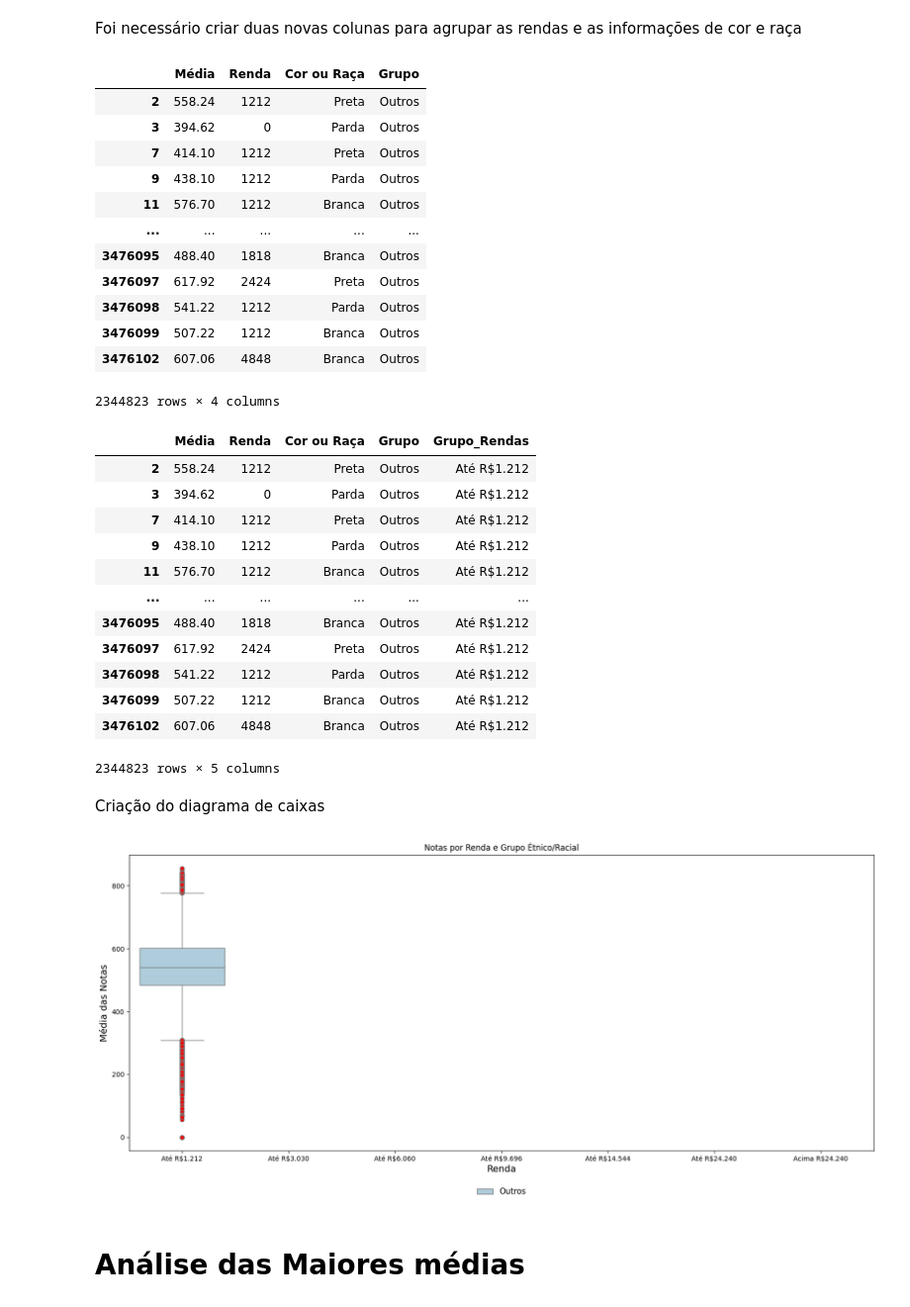
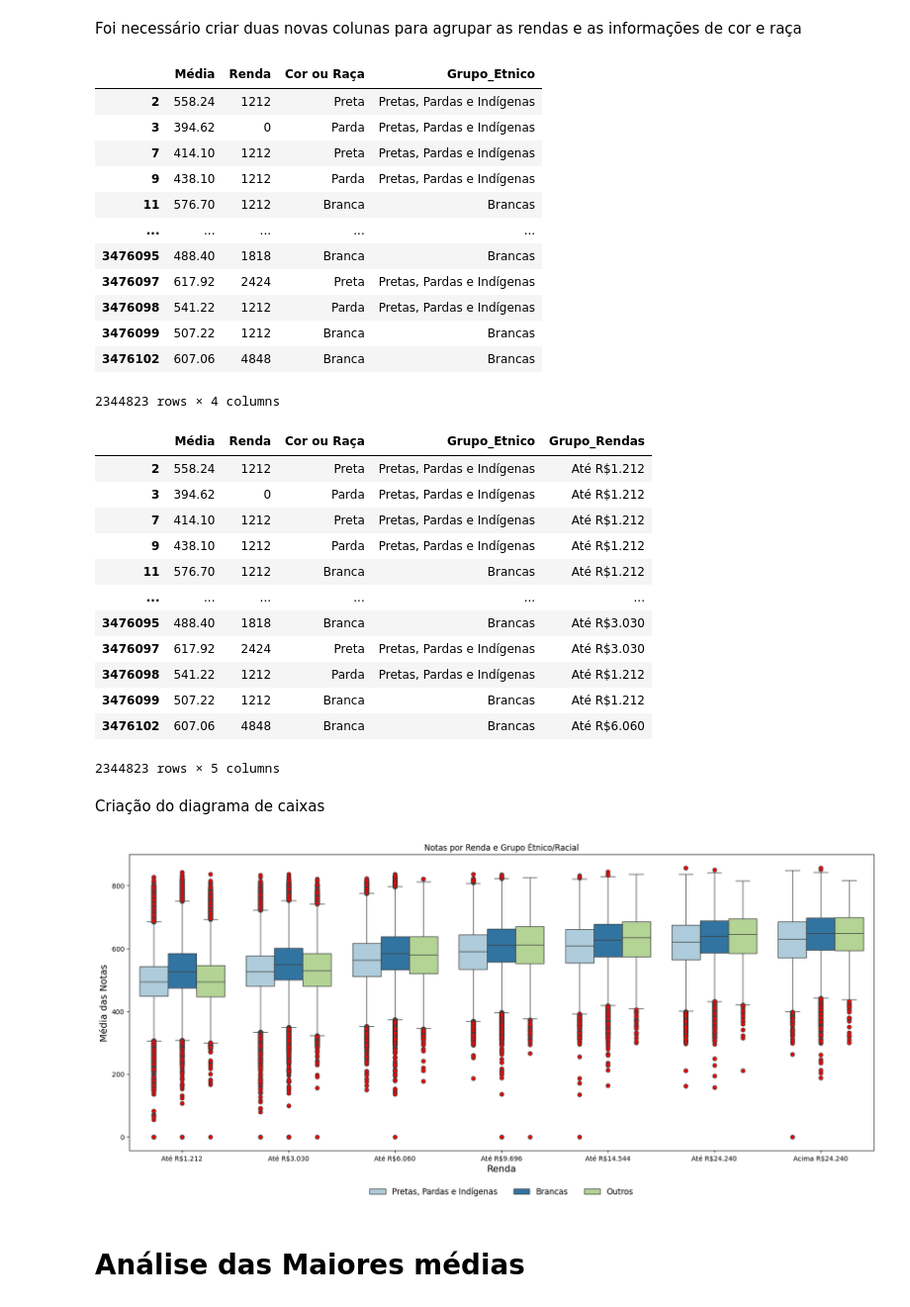
Before and after one commit to Grupo-B-Turma-2-Ada-VemSerTech/Projeto_Mod04_Ada_VemSerTech, a Jupyter notebook: Projeto.ipynb, the cells around one changed output. Shown at 99% size. Drawn from its saved outputs; the diff is of its cells as text; code cells hidden in the pictures.

Commit message:
Atualizacao diagrama notas por renda e grupo etnico

```diff
--- a/Projeto.ipynb
+++ b/Projeto.ipynb
@@ -941,7 +919,7 @@ tabela_c_ausentes
 # %% [markdown]
 Removendo os ausentes
 # %%
-tabela_media_renda_etnia = tabela_c_ausentes.loc[(tabela_c_ausentes['presenca1']==1) & (tabela_c_ausentes['presenca2']==1),
+tabela_media_renda_etnia = tabela_c_ausentes.loc[(tabela_c_ausentes['presenca1']=='Presente') & (tabela_c_ausentes['presenca2']=='Presente'),
                                             ['Média', 'Renda', 'Cor ou Raça']]
 tabela_media_renda_etnia
 # %% [output]
@@ -962,47 +940,53 @@ tabela_media_renda_etnia
 Foi necessário criar duas novas colunas para agrupar as rendas e as informações de cor e raça
 # %%
 # Coluna para Grupos étnicos/racial
-tabela_media_renda_etnia['Grupo'] = 'Outros'
-tabela_media_renda_etnia.loc[tabela_media_renda_etnia['Cor ou Raça'].isin([2, 3, 4]), 'Grupo'] = 'Pretas, Pardas e Indígenas'
-tabela_media_renda_etnia.loc[tabela_media_renda_etnia['Cor ou Raça'] == 1, 'Grupo'] = 'Brancas'
+tabela_media_renda_etnia['Grupo_Etnico'] = 'Outros'
+tabela_media_renda_etnia.loc[tabela_media_renda_etnia['Cor ou Raça'].isin(['Preta','Parda', 'Indígena']), 'Grupo_Etnico'] = 'Pretas, Pardas e Indígenas'
+tabela_media_renda_etnia.loc[tabela_media_renda_etnia['Cor ou Raça'] == 'Branca', 'Grupo_Etnico'] = 'Brancas'
 tabela_media_renda_etnia
 # %% [output]
-|  | Média | Renda | Cor ou Raça | Grupo |
-| 2 | 558.24 | 1212 | Preta | Outros |
-| 3 | 394.62 | 0 | Parda | Outros |
-| 7 | 414.10 | 1212 | Preta | Outros |
-| 9 | 438.10 | 1212 | Parda | Outros |
-| 11 | 576.70 | 1212 | Branca | Outros |
+|  | Média | Renda | Cor ou Raça | Grupo_Etnico |
+| 2 | 558.24 | 1212 | Preta | Pretas, Pardas e Indígenas |
+| 3 | 394.62 | 0 | Parda | Pretas, Pardas e Indígenas |
+| 7 | 414.10 | 1212 | Preta | Pretas, Pardas e Indígenas |
+| 9 | 438.10 | 1212 | Parda | Pretas, Pardas e Indígenas |
+| 11 | 576.70 | 1212 | Branca | Brancas |
 | ... | ... | ... | ... | ... |
-| 3476095 | 488.40 | 1818 | Branca | Outros |
-| 3476097 | 617.92 | 2424 | Preta | Outros |
-| 3476098 | 541.22 | 1212 | Parda | Outros |
-| 3476099 | 507.22 | 1212 | Branca | Outros |
-| 3476102 | 607.06 | 4848 | Branca | Outros |
+| 3476095 | 488.40 | 1818 | Branca | Brancas |
+| 3476097 | 617.92 | 2424 | Preta | Pretas, Pardas e Indígenas |
+| 3476098 | 541.22 | 1212 | Parda | Pretas, Pardas e Indígenas |
+| 3476099 | 507.22 | 1212 | Branca | Brancas |
+| 3476102 | 607.06 | 4848 | Branca | Brancas |
 2344823 rows × 4 columns
 # %%
 # Coluna para Grupos Renda
 tabela_media_renda_etnia['Grupo_Rendas'] = 'Até R$1.212'
-tabela_media_renda_etnia.loc[tabela_media_renda_etnia['Renda'].isin(['C', 'D', 'E']), 'Grupo_Rendas'] = 'Até R$3.030'
-tabela_media_renda_etnia.loc[tabela_media_renda_etnia['Renda'].isin(['F', 'G', 'H']), 'Grupo_Rendas'] = 'Até R$6.060'
-tabela_media_renda_etnia.loc[tabela_media_renda_etnia['Renda'].isin(['I', 'J', 'K']), 'Grupo_Rendas'] = 'Até R$9.696'
-tabela_media_renda_etnia.loc[tabela_media_renda_etnia['Renda'].isin(['L', 'M', 'N']), 'Grupo_Rendas'] = 'Até R$14.544'
-tabela_media_renda_etnia.loc[tabela_media_renda_etnia['Renda'].isin(['O', 'P']), 'Grupo_Rendas'] = 'Até R$24.240'
-tabela_media_renda_etnia.loc[tabela_media_renda_etnia['Renda'] == 'Q', 'Grupo_Rendas'] = 'Acima R$24.240'
+tabela_media_renda_etnia.loc[tabela_media_renda_etnia['Renda'].isin([1818, 2424, 3030]),
+                              'Grupo_Rendas'] = 'Até R$3.030'
+tabela_media_renda_etnia.loc[tabela_media_renda_etnia['Renda'].isin([3636, 4848, 6060]),
+                              'Grupo_Rendas'] = 'Até R$6.060'
+tabela_media_renda_etnia.loc[tabela_media_renda_etnia['Renda'].isin([7272, 8484, 9696]),
+                             'Grupo_Rendas'] = 'Até R$9.696'
+tabela_media_renda_etnia.loc[tabela_media_renda_etnia['Renda'].isin([10980, 12120, 14544]),
+                              'Grupo_Rendas'] = 'Até R$14.544'
+tabela_media_renda_etnia.loc[tabela_media_renda_etnia['Renda'].isin([18180, 24240]),
+                             'Grupo_Rendas'] = 'Até R$24.240'
+tabela_media_renda_etnia.loc[tabela_media_renda_etnia['Renda'] == 24241,
+                              'Grupo_Rendas'] = 'Acima R$24.240'
 tabela_media_renda_etnia
 # %% [output]
-|  | Média | Renda | Cor ou Raça | Grupo | Grupo_Rendas |
-| 2 | 558.24 | 1212 | Preta | Outros | Até R$1.212 |
-| 3 | 394.62 | 0 | Parda | Outros | Até R$1.212 |
-| 7 | 414.10 | 1212 | Preta | Outros | Até R$1.212 |
-| 9 | 438.10 | 1212 | Parda | Outros | Até R$1.212 |
-| 11 | 576.70 | 1212 | Branca | Outros | Até R$1.212 |
+|  | Média | Renda | Cor ou Raça | Grupo_Etnico | Grupo_Rendas |
+| 2 | 558.24 | 1212 | Preta | Pretas, Pardas e Indígenas | Até R$1.212 |
+| 3 | 394.62 | 0 | Parda | Pretas, Pardas e Indígenas | Até R$1.212 |
+| 7 | 414.10 | 1212 | Preta | Pretas, Pardas e Indígenas | Até R$1.212 |
+| 9 | 438.10 | 1212 | Parda | Pretas, Pardas e Indígenas | Até R$1.212 |
+| 11 | 576.70 | 1212 | Branca | Brancas | Até R$1.212 |
 | ... | ... | ... | ... | ... | ... |
-| 3476095 | 488.40 | 1818 | Branca | Outros | Até R$1.212 |
-| 3476097 | 617.92 | 2424 | Preta | Outros | Até R$1.212 |
-| 3476098 | 541.22 | 1212 | Parda | Outros | Até R$1.212 |
-| 3476099 | 507.22 | 1212 | Branca | Outros | Até R$1.212 |
-| 3476102 | 607.06 | 4848 | Branca | Outros | Até R$1.212 |
+| 3476095 | 488.40 | 1818 | Branca | Brancas | Até R$3.030 |
+| 3476097 | 617.92 | 2424 | Preta | Pretas, Pardas e Indígenas | Até R$3.030 |
+| 3476098 | 541.22 | 1212 | Parda | Pretas, Pardas e Indígenas | Até R$1.212 |
+| 3476099 | 507.22 | 1212 | Branca | Brancas | Até R$1.212 |
+| 3476102 | 607.06 | 4848 | Branca | Brancas | Até R$6.060 |
 2344823 rows × 5 columns
 # %% [markdown]
 Criação do diagrama de caixas
@@ -1013,24 +997,24 @@ rendas = ['Até R$1.212', 'Até R$3.030','Até R$6.060','Até R$9.696',
 # %%
 plt.figure(figsize=(20, 8))
 
 red_circle = dict(markerfacecolor='red', marker='o')
 
-sns.boxplot(x='Grupo_Rendas', y='Média', hue='Grupo', data=tabela_media_renda_etnia,
+sns.boxplot(x='Grupo_Rendas', y='Média', hue='Grupo_Etnico', data=tabela_media_renda_etnia,
             flierprops=red_circle, showmeans=False, meanline=False, palette='Paired', order=rendas)
 
 
 # Ajustes visuais
 plt.title("Notas por Renda e Grupo Étnico/Racial")
 plt.xlabel('Renda', fontsize=14)
 plt.ylabel('Média das Notas', fontsize=14)
 
 # Exibe a legenda fora do gráfico
 plt.legend(bbox_to_anchor=(0.5, -0.1), loc='upper center', frameon=False, ncol=4, fontsize=12)
 
 # Exibe o gráfico
 plt.show()
 # %% [output]
-[figure, old version]
+[figure, new version]
 # %% [markdown]
 # Análise das Maiores médias
 # %%
```
Also changed, not shown: parts of 3 cells of this notebook.
